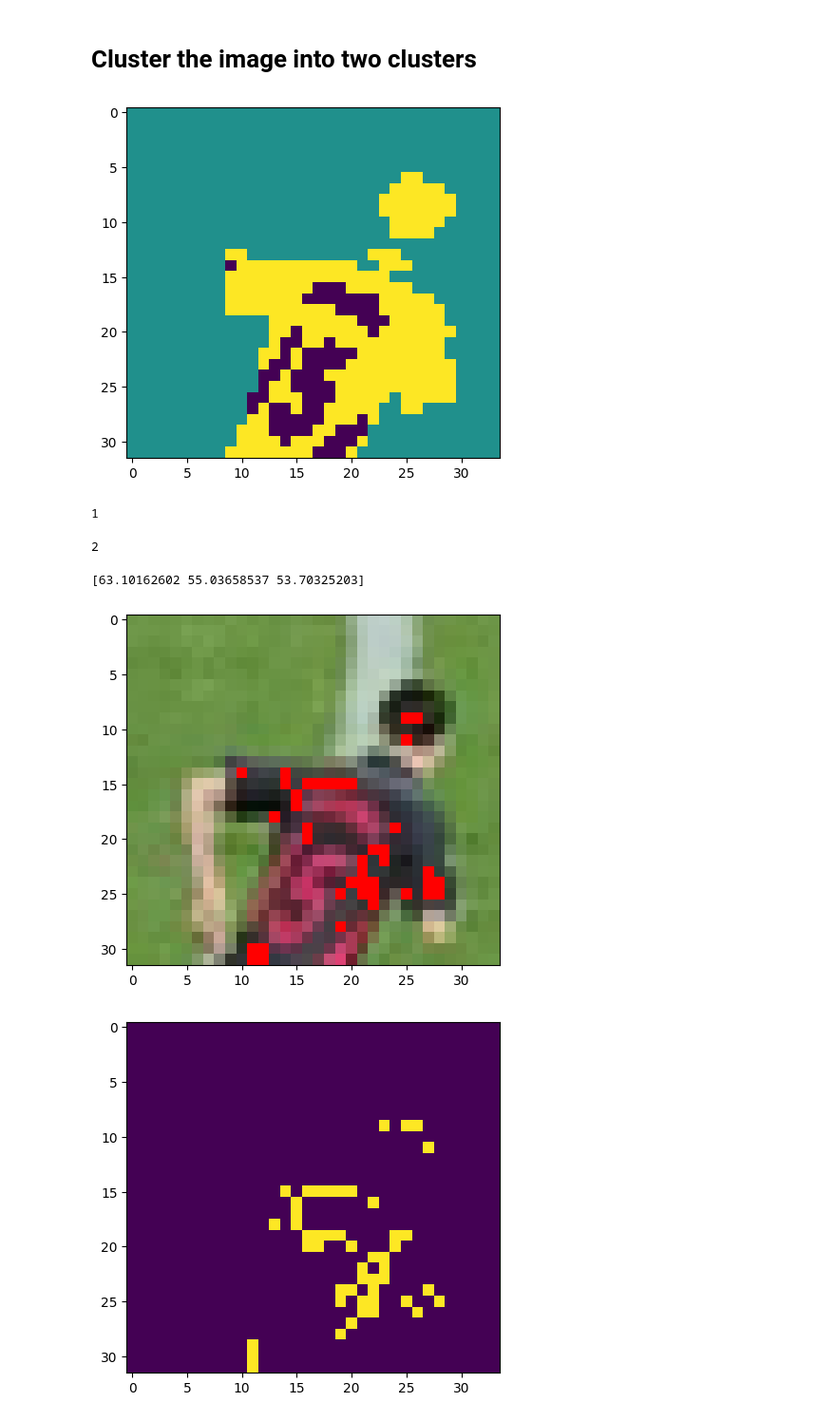
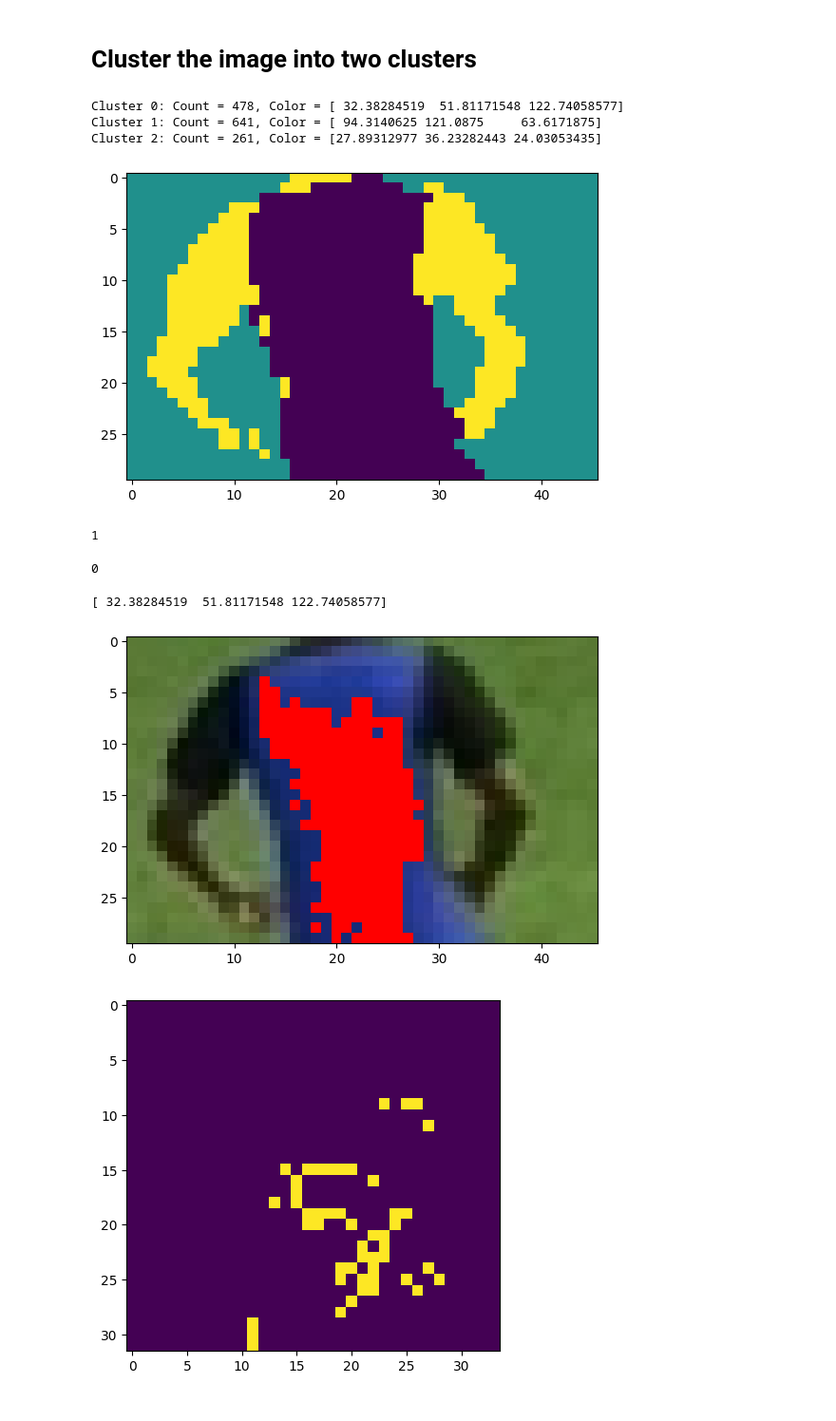
Before and after one commit to MohamedBadr-14/Computer_Vision_Fifa, a Jupyter notebook: development_and_analysis/color_assignement.ipynb, the cells around one changed output. Shown at 95% size. Saved outputs shown, nothing was run; the diff lists cells and outputs as text; code cells hidden in the pictures.

Commit message:
colors

```diff
--- a/development_and_analysis/color_assignement.ipynb
+++ b/development_and_analysis/color_assignement.ipynb
@@ -5,7 +5,7 @@ import numpy as np
 from sklearn.cluster import KMeans
 # %%
 
-image_path = "C:/Users/moham/Downloads/testat/kounde.png"
+image_path = "C:/Users/DELL/Pictures/Screenshots/skill3.png"
 image = cv2.imread(image_path)
 image = cv2.cvtColor(image, cv2.COLOR_BGR2RGB)
 # %%
@@ -16,7 +16,7 @@ plt.show()
 # %% [markdown]
 # take the top half of the image
 # %%
-top_half_image=  image[0: int(image.shape[0]/2), :]
+top_half_image=  image[int(image.shape[0]/5): int(image.shape[0]/2), :]
 
 plt.imshow(top_half_image)
 plt.show()
@@ -33,22 +33,28 @@ np.float64(76.32484567901234)
 # %%
 # Reshape the image into 2d array
 image_2d = top_half_image.reshape(-1, 3)
 
 # perform k-means clustering with 2 clusters
 kmeans = KMeans(n_clusters=3, random_state=0)
 kmeans.fit(image_2d)
 
 # get the cluster labels
 labels = kmeans.labels_
+# #print the count of labels for each cluster and their corresponding colors
+for cluster_idx, count in enumerate(np.bincount(labels)):
+    #print(f"Cluster {cluster_idx}: Count = {count}, Color = {kmeans.cluster_centers_[cluster_idx]}")
 
 # reshape the labels into the orginal image shape
 clustered_image = labels.reshape(top_half_image.shape[0], top_half_image.shape[1])
 
 # Display the clustered image
 plt.imshow(clustered_image)
 plt.show()
 # %% [output]
+Cluster 0: Count = 478, Color = [ 32.38284519  51.81171548 122.74058577]
+Cluster 1: Count = 641, Color = [ 94.3140625 121.0875     63.6171875]
+Cluster 2: Count = 261, Color = [27.89312977 36.23282443 24.03053435]
-[figure, old version]
+[figure, new version]
 # %%
 corner_clusters = [clustered_image[0, 0], clustered_image[0, -1], clustered_image[-1, 0], clustered_image[-1, -1]]
 non_player_cluster = max(set(corner_clusters), key=corner_clusters.count)
@@ -57,17 +63,17 @@ print(non_player_cluster)
 1
 # %%
 # player_cluster = 1-non_player_cluster
-# print(player_cluster)
+# #print(player_cluster)
 # Find the cluster with the maximum number of assignees that is not the non_player_cluster
 assignees_count = np.bincount(labels)
 assignees_count[non_player_cluster] = -1  # Exclude the non_player_cluster
 player_cluster = np.argmax(assignees_count)
-print(player_cluster)
+#print(player_cluster)
 # %% [output]
-2
+0
 # %%
 playerColor = kmeans.cluster_centers_[player_cluster]
-print(playerColor)
+#print(playerColor)
 # Create a mask for the player color
 player_mask = cv2.inRange(top_half_image, playerColor - 10, playerColor + 10)
 
@@ -79,8 +85,8 @@ output_image[player_mask > 0] = [255, 0, 0]  # Color the player pixels in red
 plt.imshow(output_image)
 plt.show()
 # %% [output]
-[63.10162602 55.03658537 53.70325203]
+[ 32.38284519  51.81171548 122.74058577]
-[figure, old version]
+[figure, new version]
 # %%
 # # barca colors
 # # [63.51434426, 46.79918033, 47.5307377 ]
```
Also changed, not shown: parts of 5 cells of this notebook, 6 other files.
